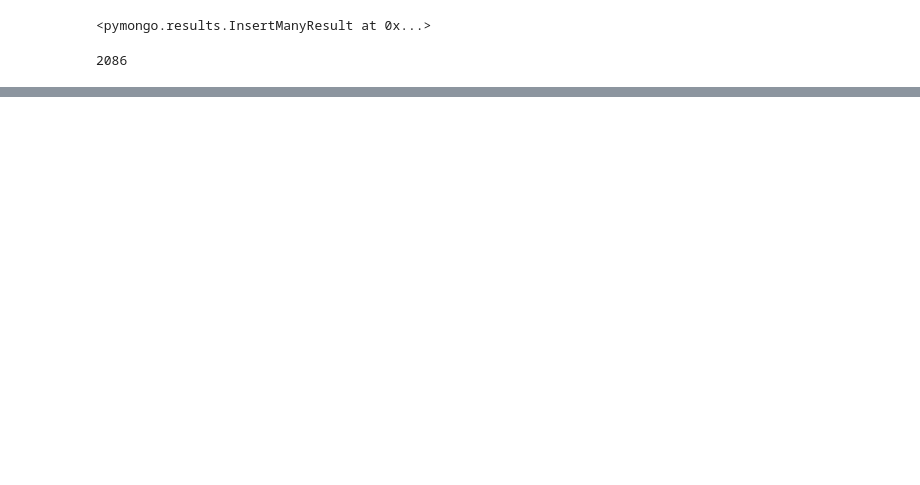
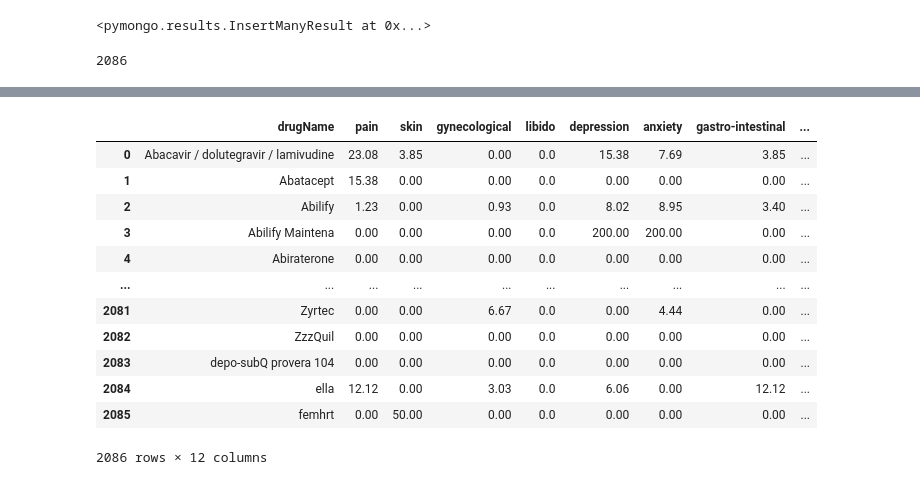
Before and after one commit to hendahmke/adverse_drug_reactions, a Jupyter notebook: notebooks/Fleming.ipynb, the cells around one changed output, grey strips where cells are left out. Saved outputs shown, nothing was run; the diff lists cells and outputs as text; code cells hidden in the pictures; blank space fills up the shorter version.

```diff
--- a/notebooks/Fleming.ipynb
+++ b/notebooks/Fleming.ipynb
@@ -887,0 +989,19 @@ test_dict['Abilify']
+# %%
+# full_indexed_df = full_indexed_df.reset_index()
+full_indexed_df = full_indexed_df.rename(columns = {'count' : '# reviews'})
+# full_indexed_df = full_indexed_df.drop(columns = ['index'])
+full_indexed_df
+# %% [output]
+|  | drugName | pain | skin | gynecological | libido | depression | anxiety | gastro-intestinal | ... |
+| 0 | Abacavir / dolutegravir / lamivudine | 23.08 | 3.85 | 0.00 | 0.0 | 15.38 | 7.69 | 3.85 | ... |
+| 1 | Abatacept | 15.38 | 0.00 | 0.00 | 0.0 | 0.00 | 0.00 | 0.00 | ... |
+| 2 | Abilify | 1.23 | 0.00 | 0.93 | 0.0 | 8.02 | 8.95 | 3.40 | ... |
+| 3 | Abilify Maintena | 0.00 | 0.00 | 0.00 | 0.0 | 200.00 | 200.00 | 0.00 | ... |
+| 4 | Abiraterone | 0.00 | 0.00 | 0.00 | 0.0 | 0.00 | 0.00 | 0.00 | ... |
+| ... | ... | ... | ... | ... | ... | ... | ... | ... | ... |
+| 2081 | Zyrtec | 0.00 | 0.00 | 6.67 | 0.0 | 0.00 | 4.44 | 0.00 | ... |
+| 2082 | ZzzQuil | 0.00 | 0.00 | 0.00 | 0.0 | 0.00 | 0.00 | 0.00 | ... |
+| 2083 | depo-subQ provera 104 | 0.00 | 0.00 | 0.00 | 0.0 | 0.00 | 0.00 | 0.00 | ... |
+| 2084 | ella | 12.12 | 0.00 | 3.03 | 0.0 | 6.06 | 0.00 | 12.12 | ... |
+| 2085 | femhrt | 0.00 | 50.00 | 0.00 | 0.0 | 0.00 | 0.00 | 0.00 | ... |
+2086 rows × 12 columns
```
Also changed, not shown: parts of 22 cells of this notebook, 6 other files.
